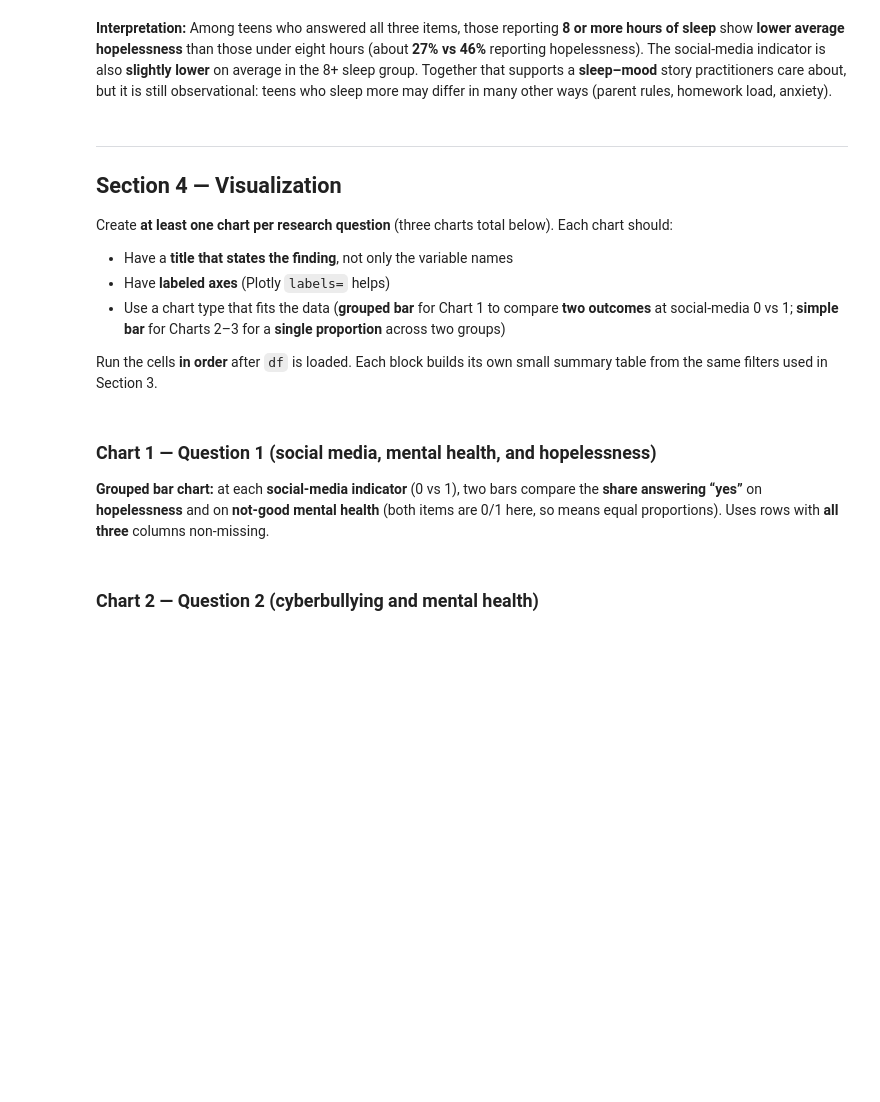
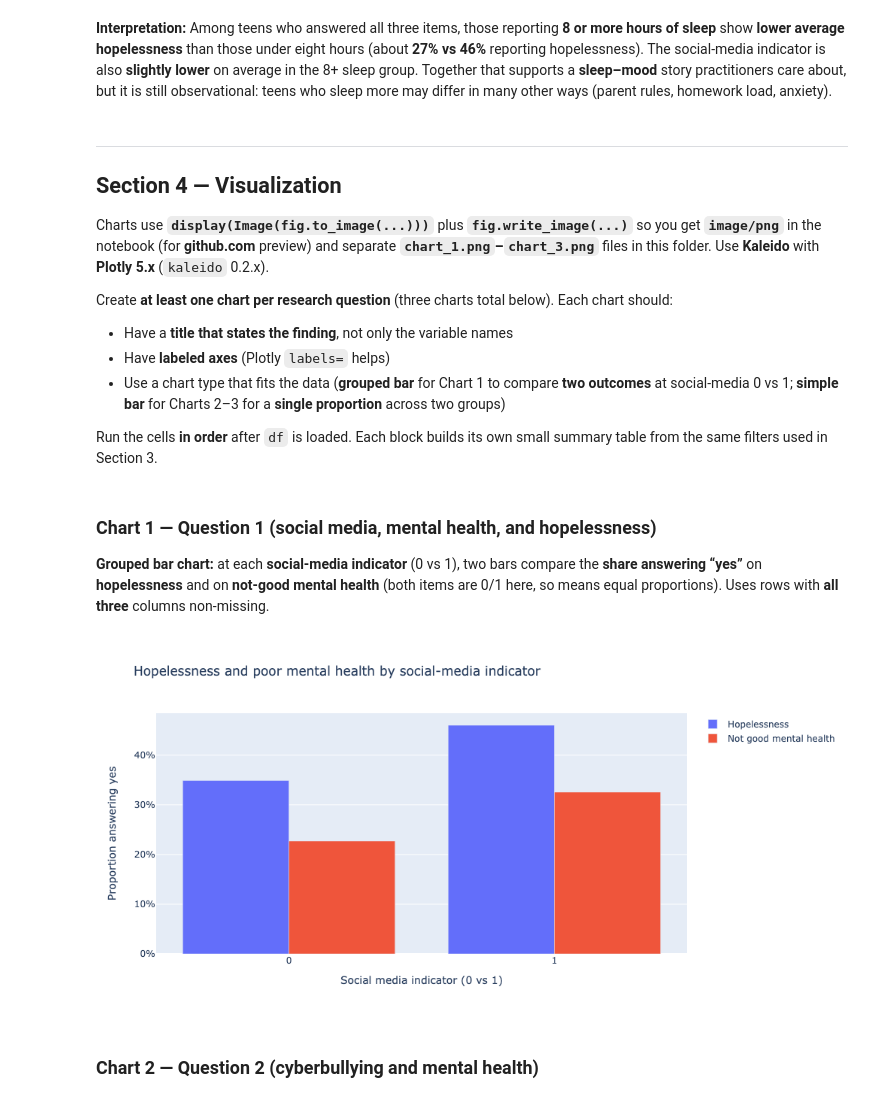
Before and after one commit to Siqi22/hcde530, a Jupyter notebook: MP1/week7_mp1_notebook.ipynb, the cells around one changed output. Saved outputs shown, nothing was run; the diff lists cells and outputs as text; code cells hidden in the pictures; blank space fills up the shorter version.

Commit message:
add section 6 and chart png
Co-authored-by: Cursor <cursoragent@cursor.com>

```diff
--- a/MP1/week7_mp1_notebook.ipynb
+++ b/MP1/week7_mp1_notebook.ipynb
@@ -240,6 +246,8 @@ Hopelessness rate (%) by sleep group:
 ---
 
 ## Section 4 — Visualization
+
+Charts use **`display(Image(fig.to_image(...)))`** plus **`fig.write_image(...)`** so you get **`image/png`** in the notebook (for **github.com** preview) and separate **`chart_1.png`–`chart_3.png`** files in this folder. Use **Kaleido** with **Plotly 5.x** (`kaleido` 0.2.x).
 
 Create **at least one chart per research question** (three charts total below). Each chart should:
 
@@ -267,34 +275,42 @@ long1 = summary1.melt(
     var_name="Outcome",
     value_name="proportion",
 )
 long1["Outcome"] = long1["Outcome"].map(
     {
         "Hopelessness": "Hopelessness",
         "NotGoodMentalHealth": "Not good mental health",
     }
 )
 
 fig1 = px.bar(
     long1,
     x="SocialMedia",
     y="proportion",
     color="Outcome",
     barmode="group",
     title="Hopelessness and poor mental health by social-media indicator",
     labels={
         "SocialMedia": "Social media indicator (0 vs 1)",
         "proportion": "Proportion answering yes",
         "Outcome": "Outcome",
     },
 )
 
 fig1.update_layout(
     yaxis_tickformat=".0%",
     xaxis=dict(tickmode="linear", tick0=0, dtick=1),
     legend_title_text="",
 )
 
-fig1.show()
+from IPython.display import Image, display
+
+
+# Also save a standalone PNG in this folder (backup for graders / GitHub).
+fig1.write_image("chart_1.png", width=1000, engine="kaleido")
+# PNG bytes embed in the notebook so charts render on github.com (needs kaleido).
+display(Image(fig1.to_image(format="png", width=1000, engine="kaleido")))
+# %% [output]
+[figure, added]
 # %% [markdown]
 ### Chart 2 — Question 2 (cyberbullying and mental health)
 # %%
```
Also changed, not shown: parts of 7 cells of this notebook, 3 other files.
